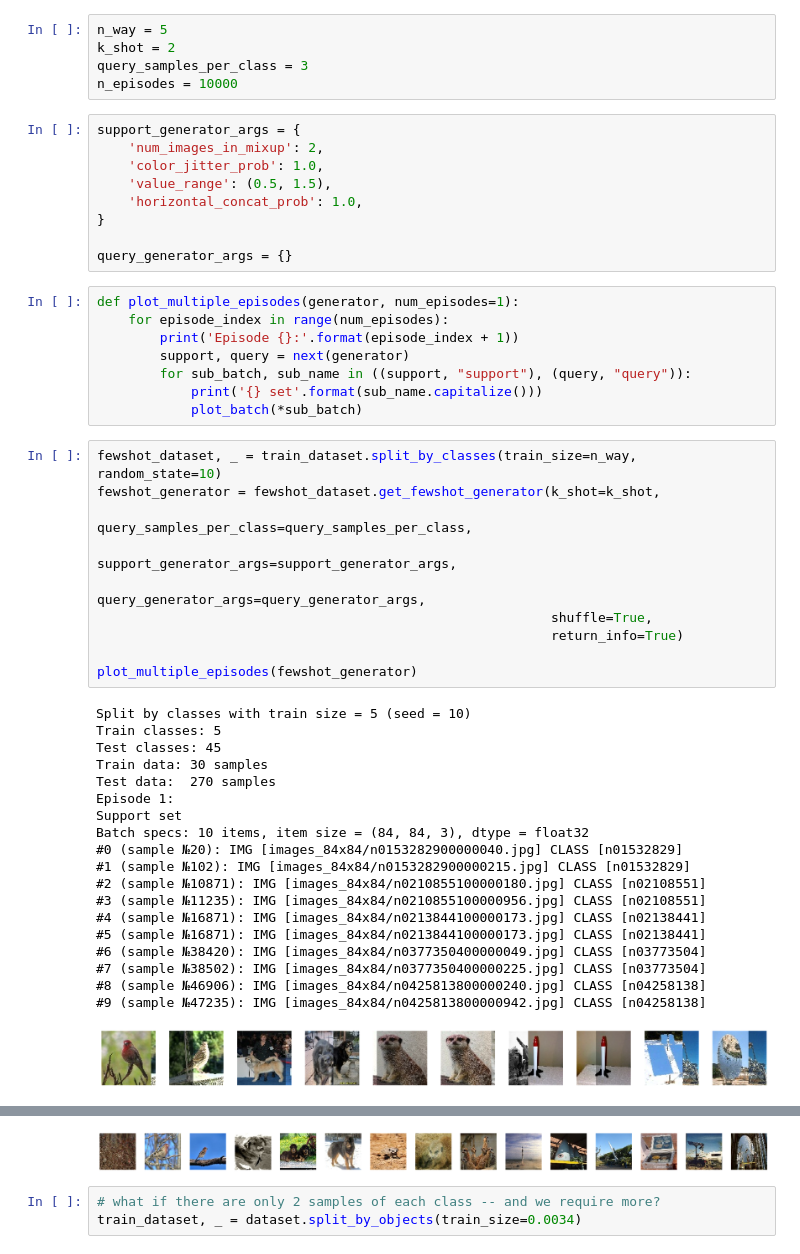
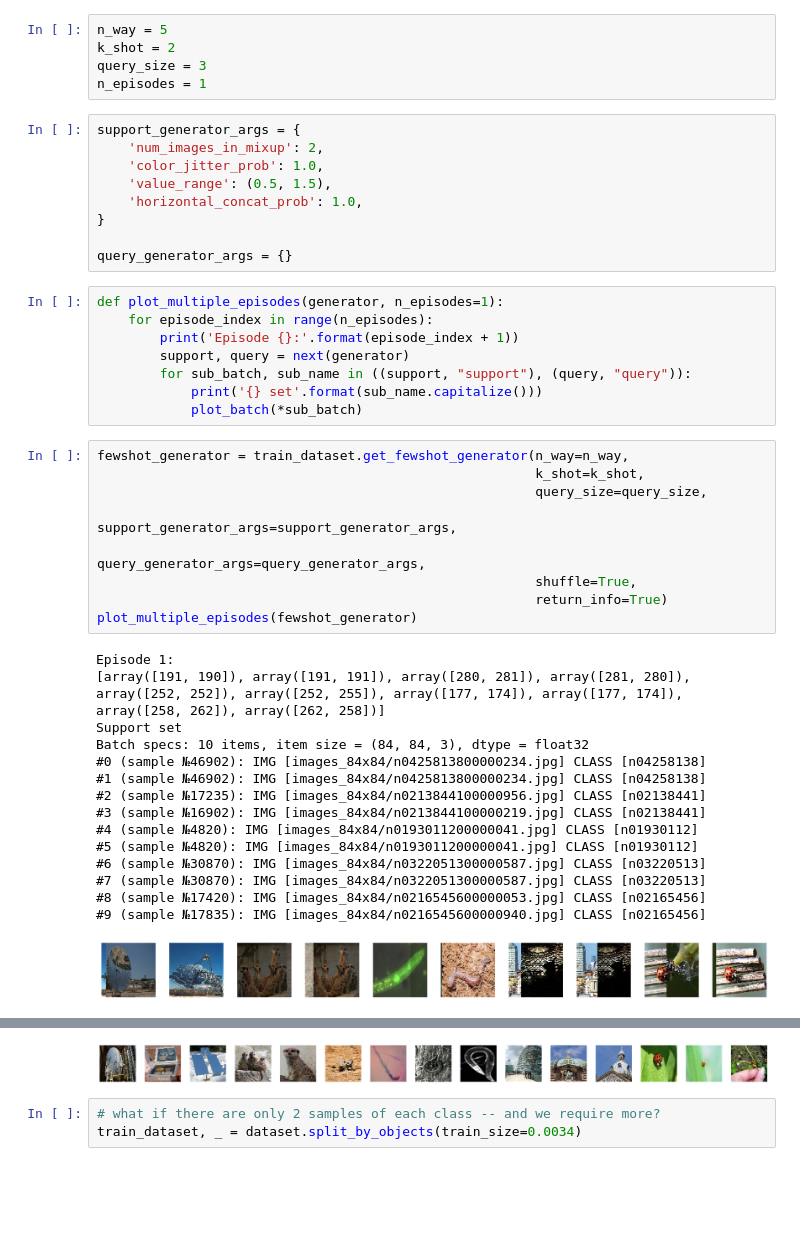
Before and after one commit to konev-artem/FewShotLearning, a Jupyter notebook: scripts/data_provider_demo.ipynb, the cells around one changed output, grey strips where cells are left out. Drawn from its saved outputs; the diff is of its cells as text; blank space fills up the shorter version.

```diff
--- a/scripts/data_provider_demo.ipynb
+++ b/scripts/data_provider_demo.ipynb
@@ -309,8 +311,8 @@ As for few-shot generator, you can additionally specify:
 # %%
 n_way = 5
 k_shot = 2
-query_samples_per_class = 3
-n_episodes = 10000
+query_size = 3
+n_episodes = 1
 # %%
 support_generator_args = {
     'num_images_in_mixup': 2,
@@ -321,42 +323,37 @@ support_generator_args = {
 
 query_generator_args = {}
 # %%
-def plot_multiple_episodes(generator, num_episodes=1):
-    for episode_index in range(num_episodes):
+def plot_multiple_episodes(generator, n_episodes=1):
+    for episode_index in range(n_episodes):
         print('Episode {}:'.format(episode_index + 1))
         support, query = next(generator)
         for sub_batch, sub_name in ((support, "support"), (query, "query")):
             print('{} set'.format(sub_name.capitalize()))
             plot_batch(*sub_batch)
 # %%
-fewshot_dataset, _ = train_dataset.split_by_classes(train_size=n_way, random_state=10)
-fewshot_generator = fewshot_dataset.get_fewshot_generator(k_shot=k_shot,
-                                                          query_samples_per_class=query_samples_per_class,
-                                                          support_generator_args=support_generator_args,
-                                                          query_generator_args=query_generator_args,
-                                                          shuffle=True,
-                                                          return_info=True)
-
+fewshot_generator = train_dataset.get_fewshot_generator(n_way=n_way,
+                                                        k_shot=k_shot,
+                                                        query_size=query_size,
+                                                        support_generator_args=support_generator_args,
+                                                        query_generator_args=query_generator_args,
+                                                        shuffle=True,
+                                                        return_info=True)
 plot_multiple_episodes(fewshot_generator)
 # %% [output]
-Split by classes with train size = 5 (seed = 10)
-Train classes: 5
-Test classes: 45
-Train data: 30 samples
-Test data:  270 samples
 Episode 1:
+[array([191, 190]), array([191, 191]), array([280, 281]), array([281, 280]), array([252, 252]), array([252, 255]), array([177, 174]), array([177, 174]), array([258, 262]), array([262, 258])]
 Support set
 Batch specs: 10 items, item size = (84, 84, 3), dtype = float32
-#0 (sample №20): IMG [images_84x84/n0153282900000040.jpg] CLASS [n01532829]
-#1 (sample №102): IMG [images_84x84/n0153282900000215.jpg] CLASS [n01532829]
-#2 (sample №10871): IMG [images_84x84/n0210855100000180.jpg] CLASS [n02108551]
-#3 (sample №11235): IMG [images_84x84/n0210855100000956.jpg] CLASS [n02108551]
-#4 (sample №16871): IMG [images_84x84/n0213844100000173.jpg] CLASS [n02138441]
-#5 (sample №16871): IMG [images_84x84/n0213844100000173.jpg] CLASS [n02138441]
-#6 (sample №38420): IMG [images_84x84/n0377350400000049.jpg] CLASS [n03773504]
-#7 (sample №38502): IMG [images_84x84/n0377350400000225.jpg] CLASS [n03773504]
-#8 (sample №46906): IMG [images_84x84/n0425813800000240.jpg] CLASS [n04258138]
-#9 (sample №47235): IMG [images_84x84/n0425813800000942.jpg] CLASS [n04258138]
+#0 (sample №46902): IMG [images_84x84/n0425813800000234.jpg] CLASS [n04258138]
+#1 (sample №46902): IMG [images_84x84/n0425813800000234.jpg] CLASS [n04258138]
+#2 (sample №17235): IMG [images_84x84/n0213844100000956.jpg] CLASS [n02138441]
+#3 (sample №16902): IMG [images_84x84/n0213844100000219.jpg] CLASS [n02138441]
+#4 (sample №4820): IMG [images_84x84/n0193011200000041.jpg] CLASS [n01930112]
+#5 (sample №4820): IMG [images_84x84/n0193011200000041.jpg] CLASS [n01930112]
+#6 (sample №30870): IMG [images_84x84/n0322051300000587.jpg] CLASS [n03220513]
+#7 (sample №30870): IMG [images_84x84/n0322051300000587.jpg] CLASS [n03220513]
+#8 (sample №17420): IMG [images_84x84/n0216545600000053.jpg] CLASS [n02165456]
+#9 (sample №17835): IMG [images_84x84/n0216545600000940.jpg] CLASS [n02165456]
-[figure, old version]
+[figure, new version]
 Query set
 Batch specs: 15 items, item size = (84, 84, 3), dtype = float32
@@ -378,4 +375,4 @@ Batch specs: 15 items, item size = (84, 84, 3), dtype = float32
-[figure, old version]
+[figure, new version]
 # %%
 # what if there are only 2 samples of each class -- and we require more?
 train_dataset, _ = dataset.split_by_objects(train_size=0.0034)
```
Also changed, not shown: parts of 3 cells of this notebook, 3 other files.
